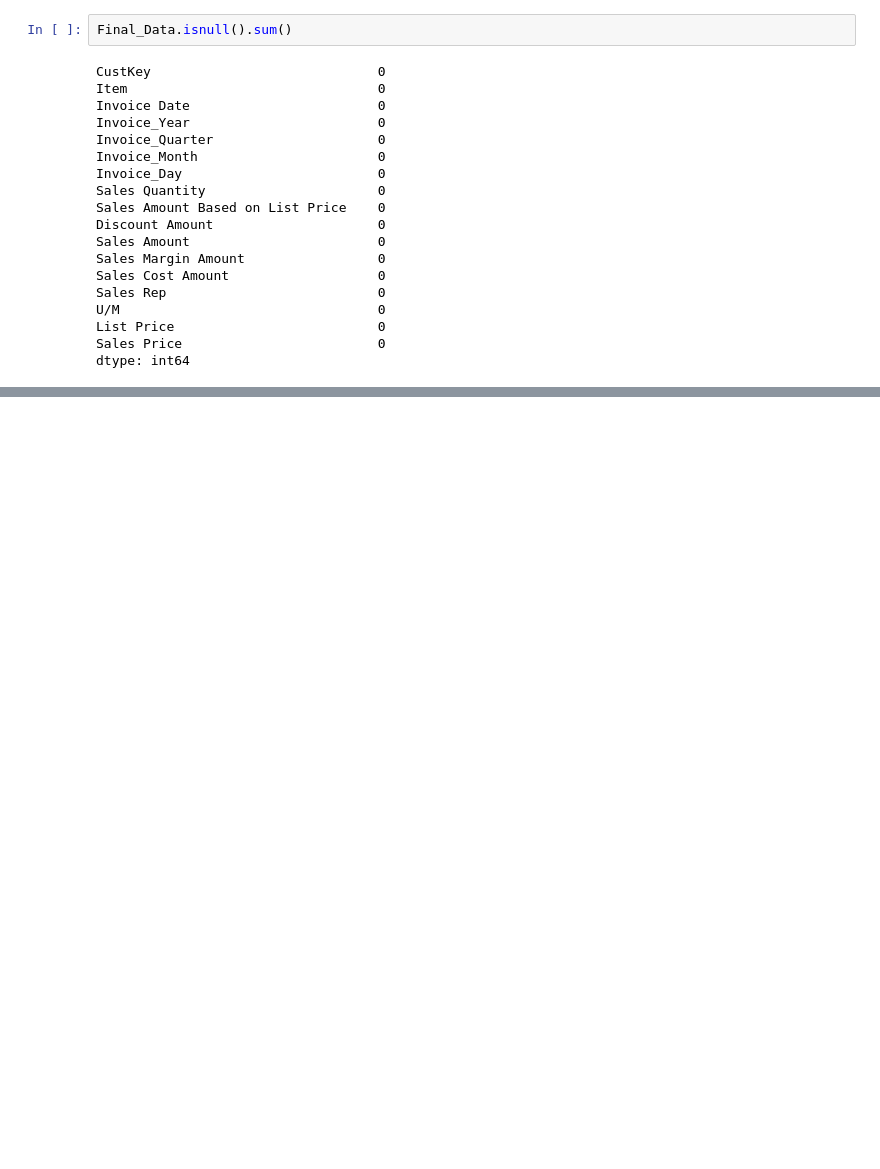
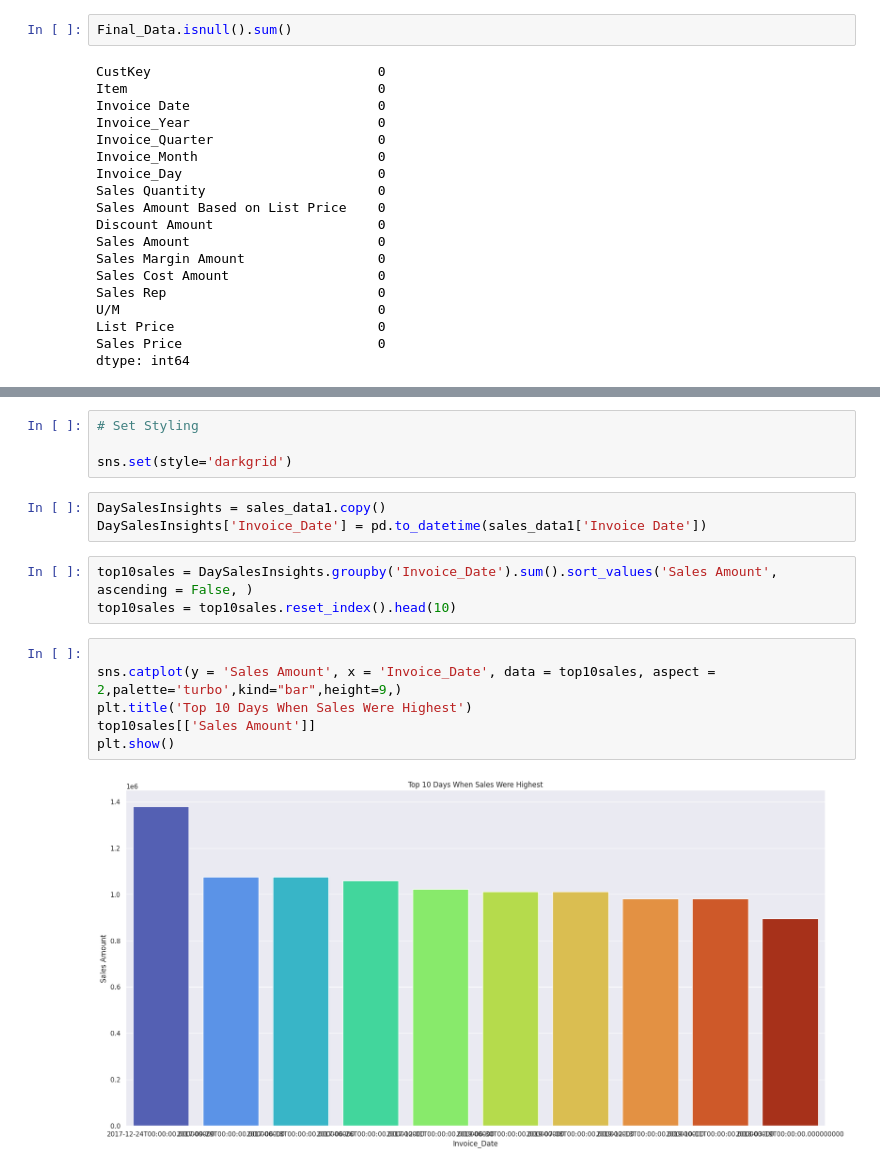
Before and after one commit to SachinYallapurkar/AMAZON-SALES-DATA-ANALYSIS, a Jupyter notebook: Amazon_Sales_Data_Analysis.ipynb, the cells around one changed output, grey strips where cells are left out. Drawn from its saved outputs; the diff is of its cells as text; blank space fills up the shorter version.

```diff
--- a/Amazon_Sales_Data_Analysis.ipynb
+++ b/Amazon_Sales_Data_Analysis.ipynb
@@ -236,0 +248,18 @@ sns.heatmap(Final_Data.corr(method='pearson'), annot=True,vmin=-1, vmax=1, cmap=
+# %%
+# Set Styling
+
+sns.set(style='darkgrid')
+# %%
+DaySalesInsights = sales_data1.copy()
+DaySalesInsights['Invoice_Date'] = pd.to_datetime(sales_data1['Invoice Date'])
+# %%
+top10sales = DaySalesInsights.groupby('Invoice_Date').sum().sort_values('Sales Amount', ascending = False, )
+top10sales = top10sales.reset_index().head(10)
+# %%
+
+sns.catplot(y = 'Sales Amount', x = 'Invoice_Date', data = top10sales, aspect = 2,palette='turbo',kind="bar",height=9,)
+plt.title('Top 10 Days When Sales Were Highest')
+top10sales[['Sales Amount']]
+plt.show()
+# %% [output]
+[figure, added]
```
Also changed, not shown: parts of 15 cells of this notebook.
